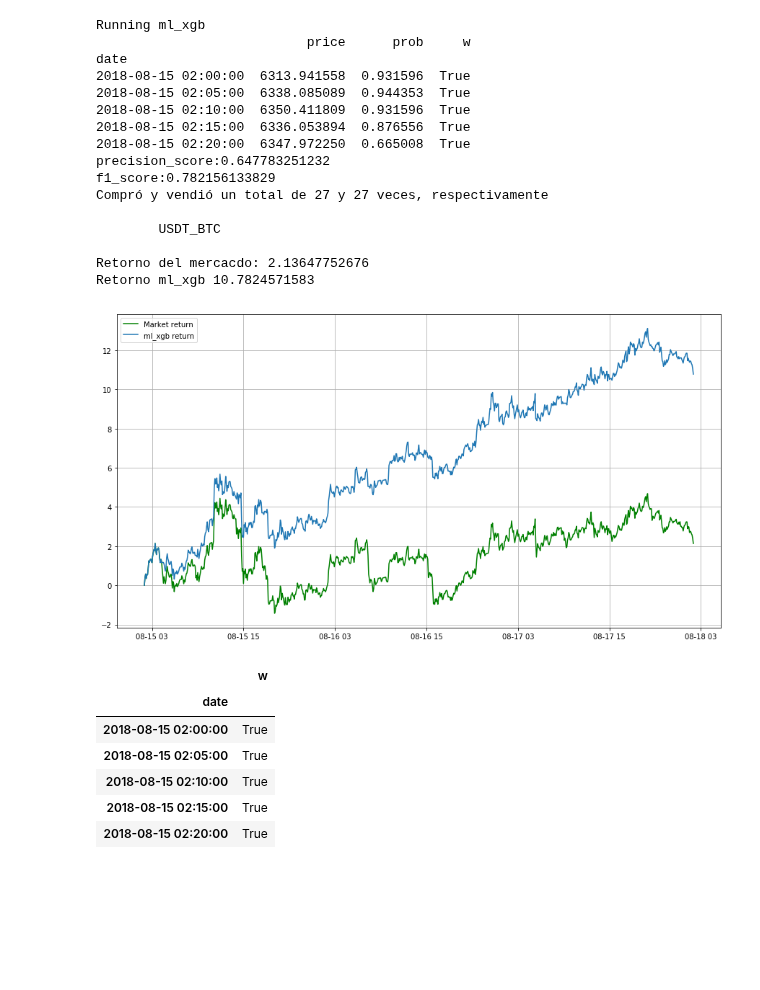
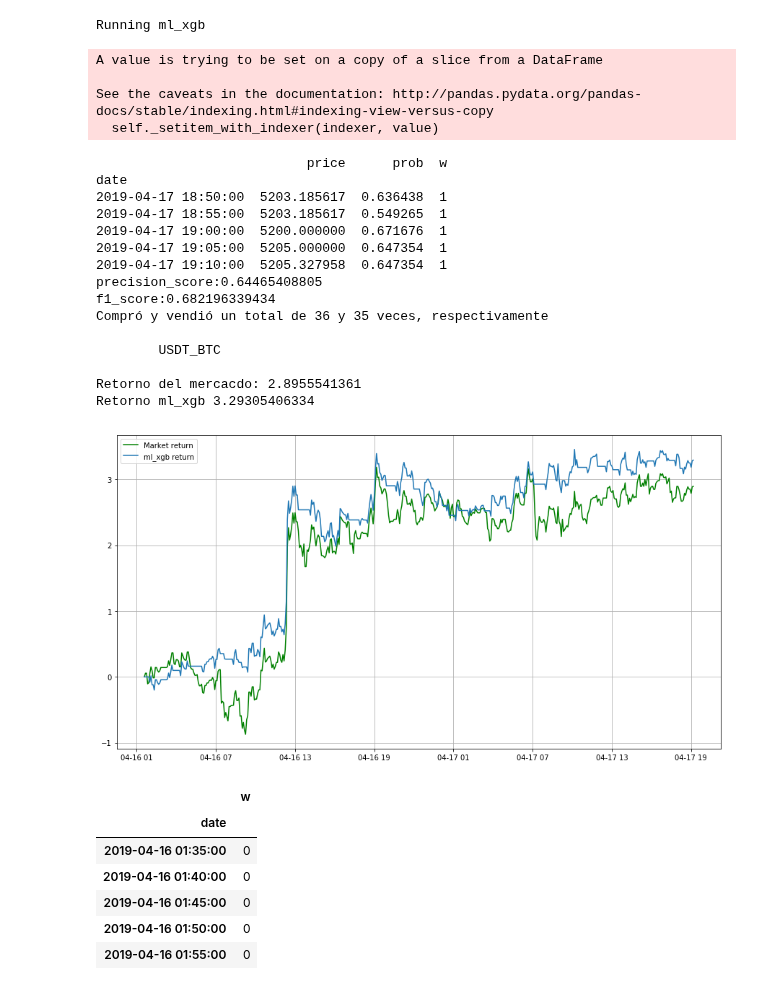
Before and after one commit to ADCryptoSolutions/adcb, a Jupyter notebook: ML_StrategiesTest.ipynb, the cells around one changed output. Drawn from its saved outputs; the diff is of its cells as text; code cells hidden in the pictures; blank space fills up the shorter version.

```diff
--- a/ML_StrategiesTest.ipynb
+++ b/ML_StrategiesTest.ipynb
@@ -10,9 +10,11 @@ plt.rcParams['figure.figsize'] = 15, 8
 
 pair="USDT_BTC"
 
-
-start=string2ts("2018-08-15 02:00:00")
-end=string2ts("2018-08-18 02:00:00")
+# 2019-03-14 01:36:19
+#start=string2ts("2018-08-15 02:00:00")
+#end=string2ts("2018-08-18 02:00:00")
+start=string2ts("2019-04-16 01:35:00")
+end=string2ts("2019-04-17 19:10:00")
 period=3600/12
 
 # trayendo y preparando datos
@@ -37,64 +39,68 @@ df12 = prepareData(pair=pair, start=start2, end=end, period=period)
 
 # "ml_stacking",
 # "ml_randfor", "ml_xgb",
-#strategies = ["ml_xgb", "ml_randfor", "ml_stacking", "ml_mlpc", "ml_logreg"]
+#strategies = ["ml_xgb2", "ml_randfor", "ml_stacking", "ml_mlpc", "ml_logreg"]
 strategies = ["ml_xgb"]
 list_profit = []
 list_v = []
 ws = []
 
 
 for strategy in strategies:
 
     print "\nRunning",strategy
-    w, t = run_strategy(strategy, df12, pair, True, per, la=11, prob=0.1)
+    w, t = run_strategy(strategy, df12, pair, True, per, count=2, la=11, prob=0.1)
     relativeReturn,v = profit2(w)
 
     ws.append(w)
     list_profit.append(relativeReturn)
     list_v.append(v)
 
 
 print "\n\t%s\n"%pair
 print 'Retorno del mercacdo: %s'%(marketRet)
 for i, strategy in enumerate(strategies):
     print "Retorno", strategy, list_profit[i]*100
 
 plt.plot(df.index[:],cum_return1*100,'g', label='Market return')
 for i, strategy in enumerate(strategies):
 
     plt.plot(df12.index[int(len(df12)*per):],list_v[i]*100,label=strategy+' return')
 
 plt.legend(loc='best')
 plt.grid()
 # %% [output]
 Running ml_xgb
-                           price      prob     w
-date
-2018-08-15 02:00:00  6313.941558  0.931596  True
-2018-08-15 02:05:00  6338.085089  0.944353  True
-2018-08-15 02:10:00  6350.411809  0.931596  True
-2018-08-15 02:15:00  6336.053894  0.876556  True
-2018-08-15 02:20:00  6347.972250  0.665008  True
-precision_score:0.647783251232
-f1_score:0.782156133829
-Compró y vendió un total de 27 y 27 veces, respectivamente
-
-        USDT_BTC
-
-Retorno del mercacdo: 2.13647752676
-Retorno ml_xgb 10.7824571583
+A value is trying to be set on a copy of a slice from a DataFrame
+
+See the caveats in the documentation: http://pandas.pydata.org/pandas-docs/stable/indexing.html#indexing-view-versus-copy
+  self._setitem_with_indexer(indexer, value)
+                           price      prob  w
+date
+2019-04-17 18:50:00  5203.185617  0.636438  1
+2019-04-17 18:55:00  5203.185617  0.549265  1
+2019-04-17 19:00:00  5200.000000  0.671676  1
+2019-04-17 19:05:00  5205.000000  0.647354  1
+2019-04-17 19:10:00  5205.327958  0.647354  1
+precision_score:0.64465408805
+f1_score:0.682196339434
+Compró y vendió un total de 36 y 35 veces, respectivamente
+
+        USDT_BTC
+
+Retorno del mercacdo: 2.8955541361
+Retorno ml_xgb 3.29305406334
-[figure, old version]
+[figure, new version]
 # %%
 ws[0][["w"]].head()
 # %% [output]
 |  | w |
 | date |  |
-| 2018-08-15 02:00:00 | True |
-| 2018-08-15 02:05:00 | True |
-| 2018-08-15 02:10:00 | True |
-| 2018-08-15 02:15:00 | True |
-| 2018-08-15 02:20:00 | True |
+| 2019-04-16 01:35:00 | 0 |
+| 2019-04-16 01:40:00 | 0 |
+| 2019-04-16 01:45:00 | 0 |
+| 2019-04-16 01:50:00 | 0 |
+| 2019-04-16 01:55:00 | 0 |
 # %%
 for la in range(3, 20):
     print "la:", la
```
Also changed, not shown: parts of 2 cells of this notebook, 6 other files.
